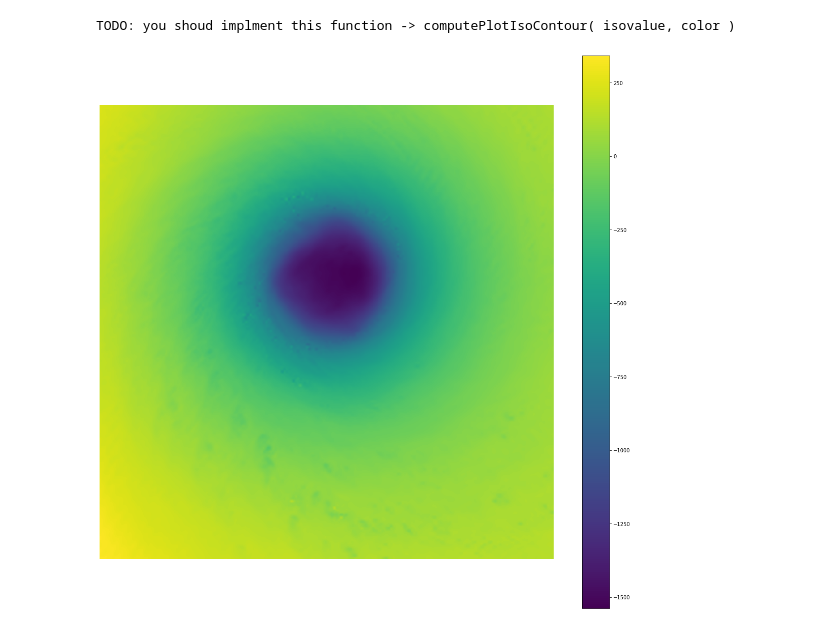
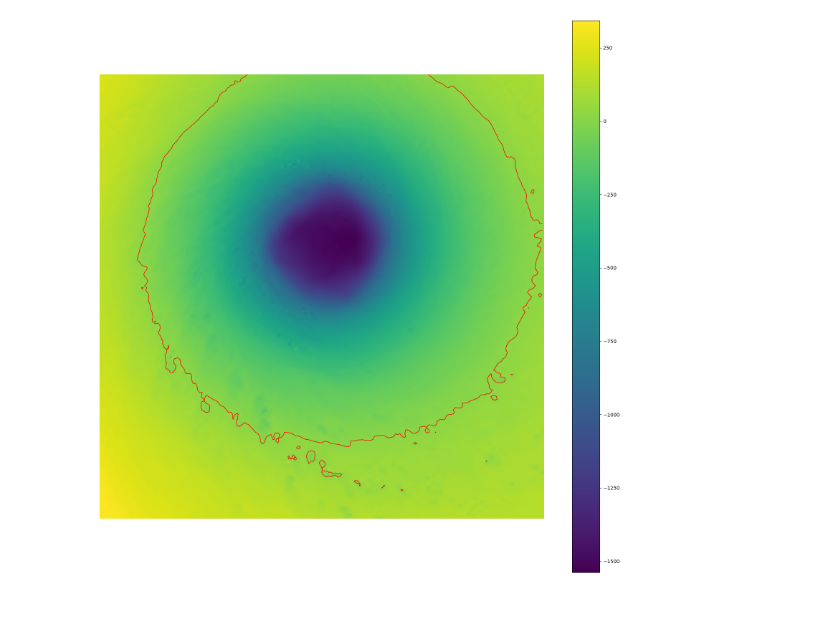
Before and after one commit to aokblast/NTNU_Programming_Homework, a Jupyter notebook: Data_Visualization/HW5/Isocontour.ipynb, the cells around one changed output. Drawn from its saved outputs; the diff is of its cells as text; code cells hidden in the pictures.

```diff
--- a/Data_Visualization/HW5/Isocontour.ipynb
+++ b/Data_Visualization/HW5/Isocontour.ipynb
@@ -16,34 +16,81 @@ def plotOneEdge(x0, y0, x1, y1, color="white"):
 def getDataValue(x, y):
     return data2D[x, y]
 
 ##### data loading and setup/plot image
 ##### DO NOT modify this function
 def Initialize():
     global data2D
     global data2DPlot
     data2D = np.load("rawData.npy").transpose()
     data2DPlot = np.load("plotData.npy")
 
     plt.rcParams['figure.figsize'] = [20, 20]
     plt.axis('off')
     plt.imshow(data2DPlot)
     plt.colorbar()
 
 ##### (TODO) WORK on this function
 #####compute and draw the isocontour of the given datavalue ("isovalue")
 #####color: isocontour color
 ##### you should use "getDataVlue()" to get the data you want and use "plotOneEdge()" to a segment of the isocontour
 ##### I do not mind the computation is efficnet or not
+def interpolation(p1, p2, part):
+
+    def count(x1, x2):
+        return (x2 - x1) * (part[0] - part[1]) / (part[0] - part[2]) + x1
+
+    return [count(p1[0], p2[0]), count(p1[1], p2[1])]
+
+def judge(x, y, isovalue, color):
+    ps = [[x, y], [x + 1, y], [x, y + 1], [x + 1, y + 1]]
+    vs = []
+    stats = []
+    mid_vals = []
+
+    for p in ps:
+        val = getDataValue(p[0], p[1])
+        vs.append(val)
+        stats.append(1 if val < isovalue else -1)
+
+    if stats[0] * stats[1] < 0:
+        mid_vals.append(interpolation(ps[0], ps[1], [vs[0], isovalue, vs[1]]))
+
+    if stats[0] * stats[2] < 0:
+        mid_vals.append(interpolation(ps[0], ps[2], [vs[0], isovalue, vs[2]]))
+
+    if stats[1] * stats[3] < 0:
+        mid_vals.append(interpolation(ps[1], ps[3], [vs[1], isovalue, vs[3]]))
+
+    if stats[2] * stats[3] < 0:
+        mid_vals.append(interpolation(ps[2], ps[3], [vs[2], isovalue, vs[3]]))
+
+    if len(mid_vals) == 2:
+        plotOneEdge(mid_vals[0][0], mid_vals[0][1], mid_vals[1][0], mid_vals[1][1], color)
+
+    if len(mid_vals) == 4:
+        plotOneEdge(mid_vals[0][0], mid_vals[0][1], mid_vals[1][0], mid_vals[1][1], color)
+        plotOneEdge(mid_vals[2][0], mid_vals[2][1], mid_vals[3][0], mid_vals[3][1], color)
+
+
 def computePlotIsoContour( isovalue, color ):
-    print("TODO: you shoud implment this function -> computePlotIsoContour( isovalue, color )")
+    assert len(data2D) >= 1
+    n = len(data2D)
+    m = len(data2D[0])
+
+
+    for x in range(n - 1):
+        for y in range(m - 1):
+            judge(x, y, isovalue, color)
+
+
+
 
 ##### main
 Initialize()
 
 ##### You can modify this function call to test your program on different isovalues
-computePlotIsoContour(0, "red")
+computePlotIsoContour(20, "red")
 
 plt.show()
 # %% [output]
-TODO: you shoud implment this function -> computePlotIsoContour( isovalue, color )
-[figure, old version]
+[figure, new version]
```
Also changed, not shown: 5 other files.
